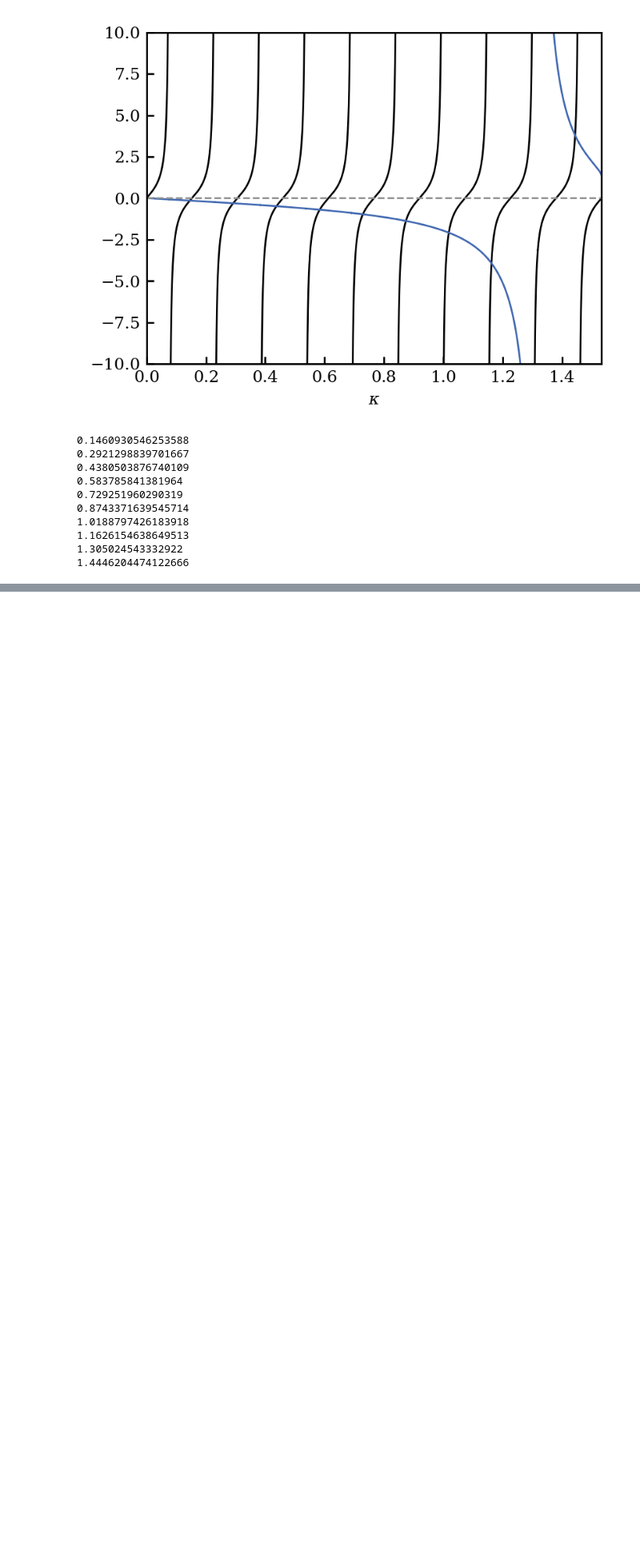
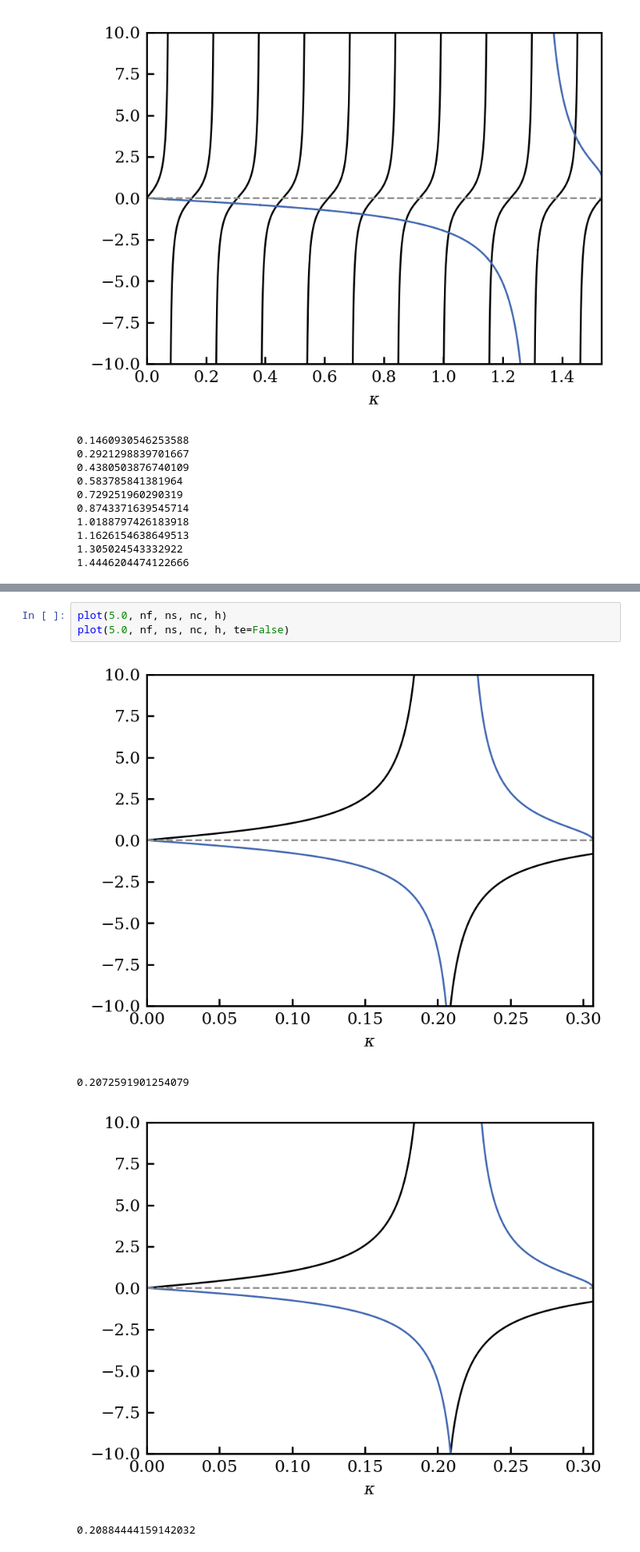
Before and after one commit to dachengx/fundamentals_of_photonics, a Jupyter notebook: hw4.ipynb, the cells around one changed output, grey strips where cells are left out. Shown at 80% size. Cells and saved outputs as stored; diff of their text form; blank space fills up the shorter version.

```diff
--- a/hw4.ipynb
+++ b/hw4.ipynb
@@ -222,0 +260,8 @@ plot(lam, nf, ns, 1.45, n * np.pi / max_kf, te=False)
+# %%
+plot(5.0, nf, ns, nc, h)
+plot(5.0, nf, ns, nc, h, te=False)
+# %% [output]
+[figure, added]
+0.2072591901254079
+[figure, added]
+0.20884444159142032
```
Also changed, not shown: parts of 8 cells of this notebook.
